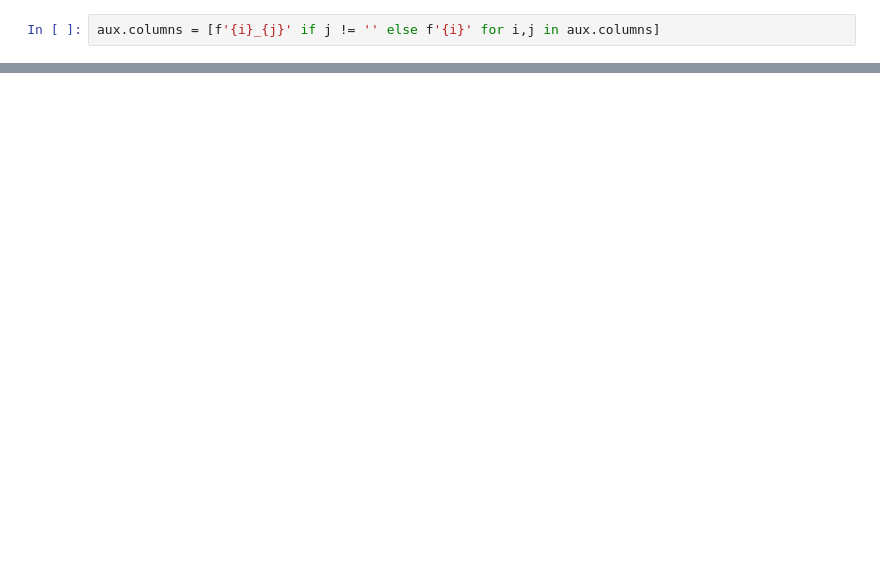
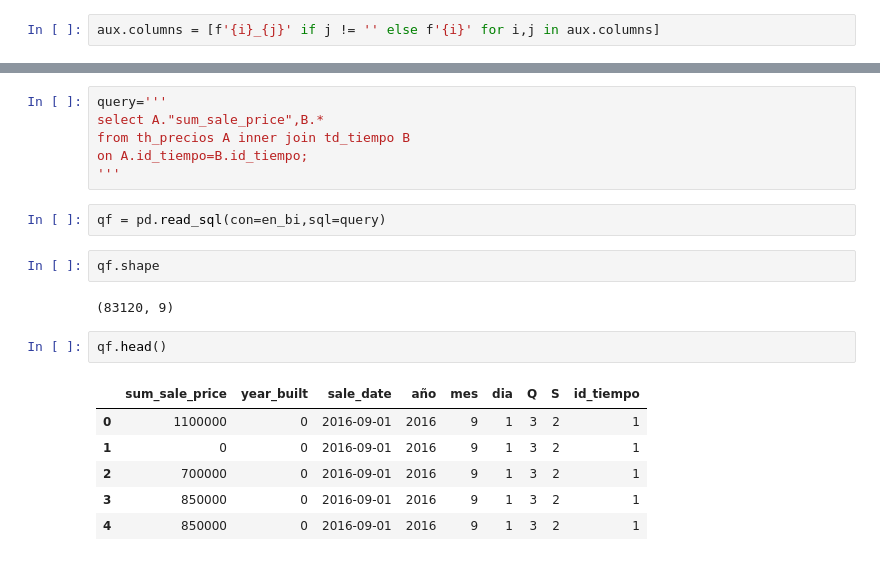
Before and after one commit to Airh08/exm, a Jupyter notebook: NYBI.ipynb, the cells around one changed output, grey strips where cells are left out. Saved outputs shown, nothing was run; the diff lists cells and outputs as text; blank space fills up the shorter version.

```diff
--- a/NYBI.ipynb
+++ b/NYBI.ipynb
@@ -152,0 +248,21 @@ for t in ['td_tiempo','td_ubica','td_tcons','td_impu','td_units','td_tamaño','t
+# %%
+query='''
+select A."sum_sale_price",B.*
+from th_precios A inner join td_tiempo B
+on A.id_tiempo=B.id_tiempo;
+'''
+# %%
+qf = pd.read_sql(con=en_bi,sql=query)
+# %%
+qf.shape
+# %% [output]
+(83120, 9)
+# %%
+qf.head()
+# %% [output]
+|  | sum_sale_price | year_built | sale_date | año | mes | dia | Q | S | id_tiempo |
+| 0 | 1100000 | 0 | 2016-09-01 | 2016 | 9 | 1 | 3 | 2 | 1 |
+| 1 | 0 | 0 | 2016-09-01 | 2016 | 9 | 1 | 3 | 2 | 1 |
+| 2 | 700000 | 0 | 2016-09-01 | 2016 | 9 | 1 | 3 | 2 | 1 |
+| 3 | 850000 | 0 | 2016-09-01 | 2016 | 9 | 1 | 3 | 2 | 1 |
+| 4 | 850000 | 0 | 2016-09-01 | 2016 | 9 | 1 | 3 | 2 | 1 |
```
Also changed, not shown: parts of 37 cells of this notebook, 1 other file.
